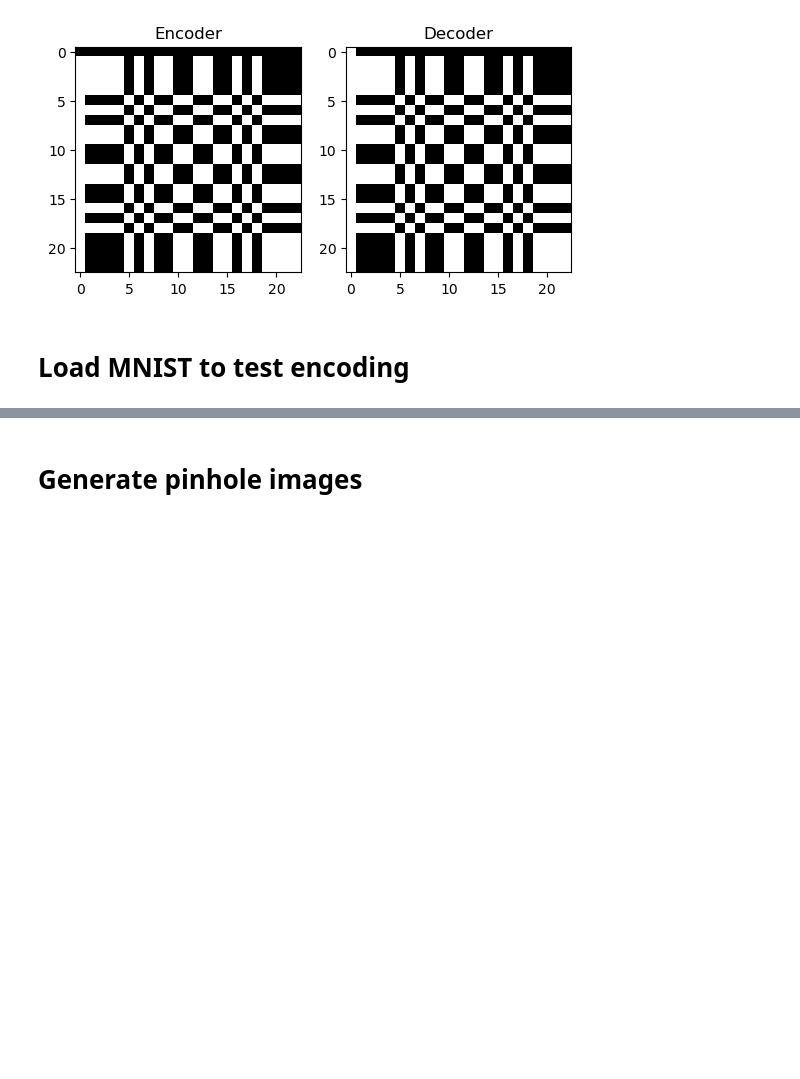
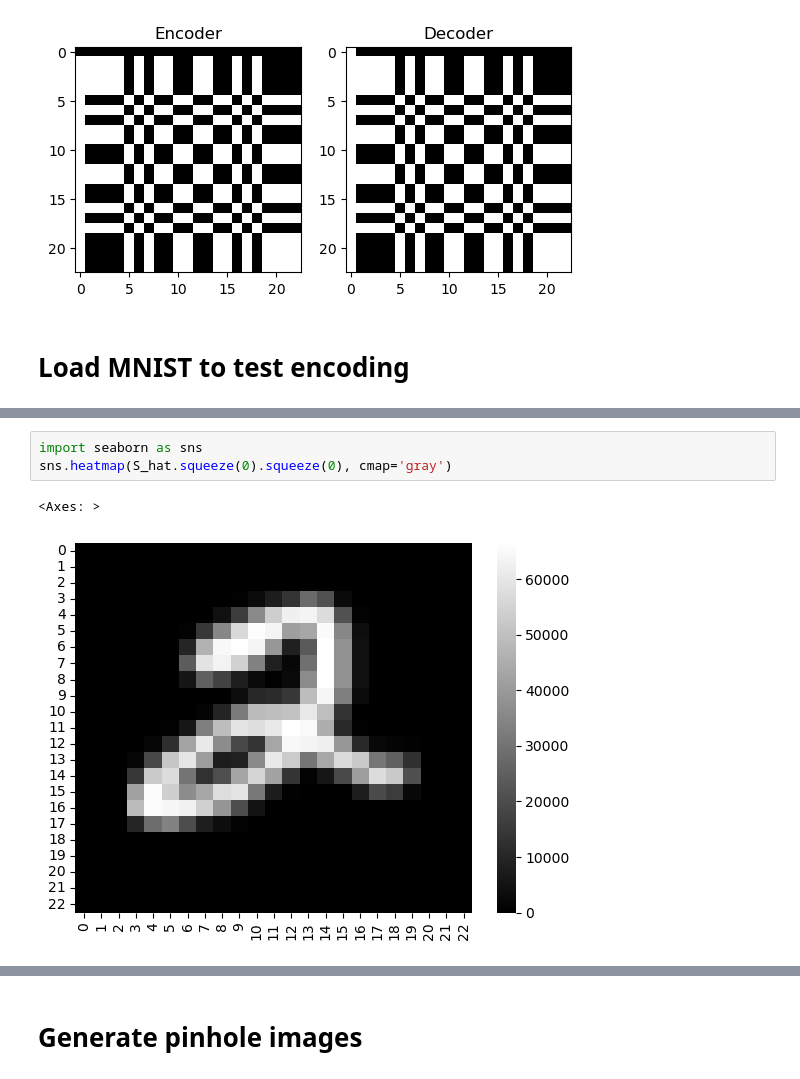
Before and after one commit to jornelasmunoz/UCM_Undergraduate_Research, a Jupyter notebook: jornelasmunoz/notebooks/2_generate_MURA.ipynb, the cells around one changed output, grey strips where cells are left out. Drawn from its saved outputs; the diff is of its cells as text; blank space fills up the shorter version.

```diff
--- a/jornelasmunoz/notebooks/2_generate_MURA.ipynb
+++ b/jornelasmunoz/notebooks/2_generate_MURA.ipynb
@@ -265,0 +291,6 @@ test_data = datasets.MNIST(
+# %%
+import seaborn as sns
+sns.heatmap(S_hat.squeeze(0).squeeze(0), cmap='gray')
+# %% [output]
+<Axes: >
+[figure, added]
```
Also changed, not shown: parts of 12 cells of this notebook, 2 other files.
